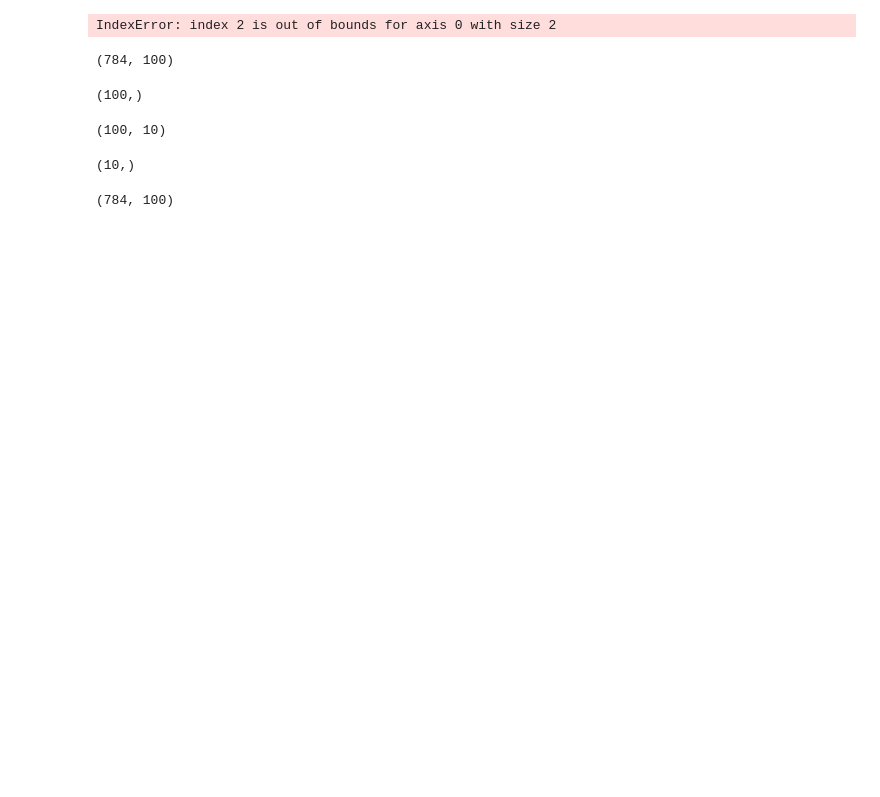
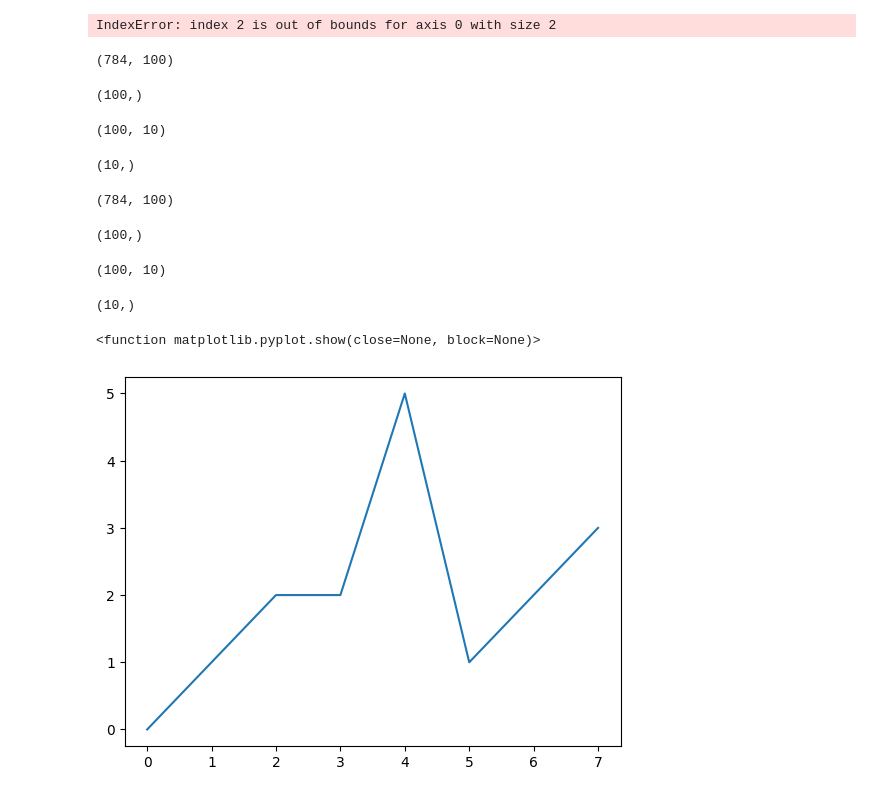
Before and after one commit to 644731871zzz/Deep_Learning_from_Scratch, a Jupyter notebook: book1/ch04/exersice4_.ipynb, the cells around one changed output. Cells and saved outputs as stored; diff of their text form; code cells hidden in the pictures; blank space fills up the shorter version.

```diff
--- a/book1/ch04/exersice4_.ipynb
+++ b/book1/ch04/exersice4_.ipynb
@@ -229,3 +229,23 @@ grads = net.numerical_gradient(x,t)
 grads['W1'].shape
 # %% [output]
 (784, 100)
+# %%
+grads['b1'].shape
+# %% [output]
+(100,)
+# %%
+grads['W2'].shape
+# %% [output]
+(100, 10)
+# %%
+grads['b2'].shape
+# %% [output]
+(10,)
+# %%
+import matplotlib.pyplot as plt
+train_loss_list = [0,1,2,2,5,1,2,3]
+plt.plot(train_loss_list)
+plt.show
+# %% [output]
+<function matplotlib.pyplot.show(close=None, block=None)>
+[figure, added]
```
Also changed, not shown: 2 other files.
